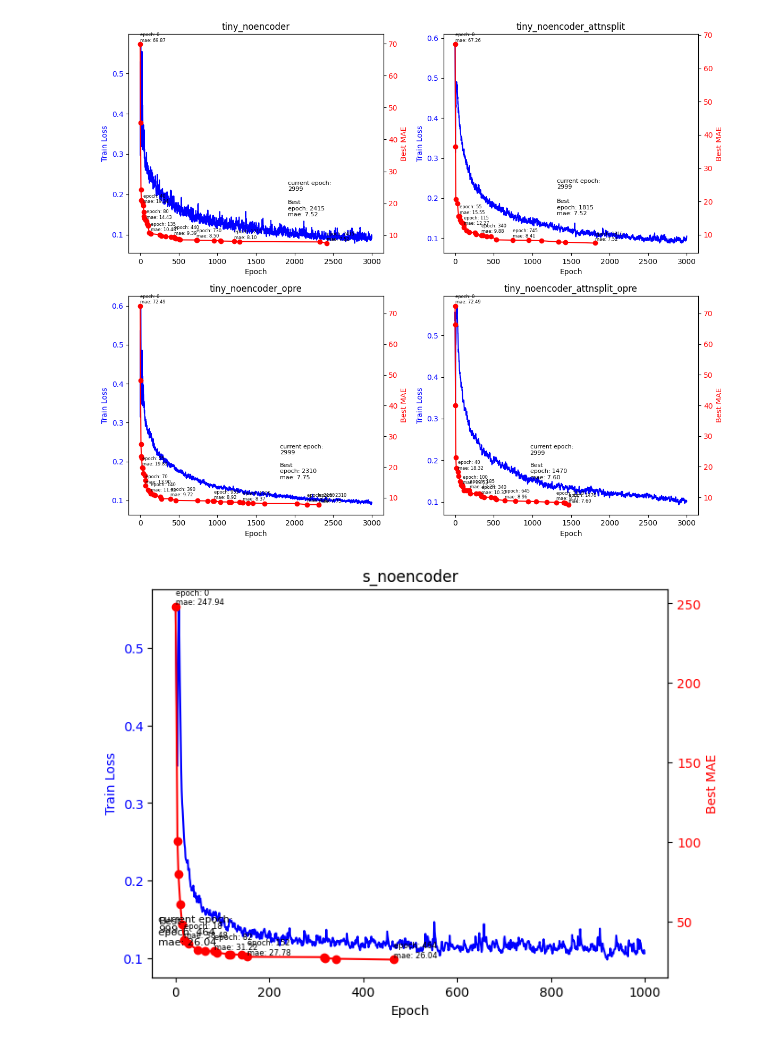
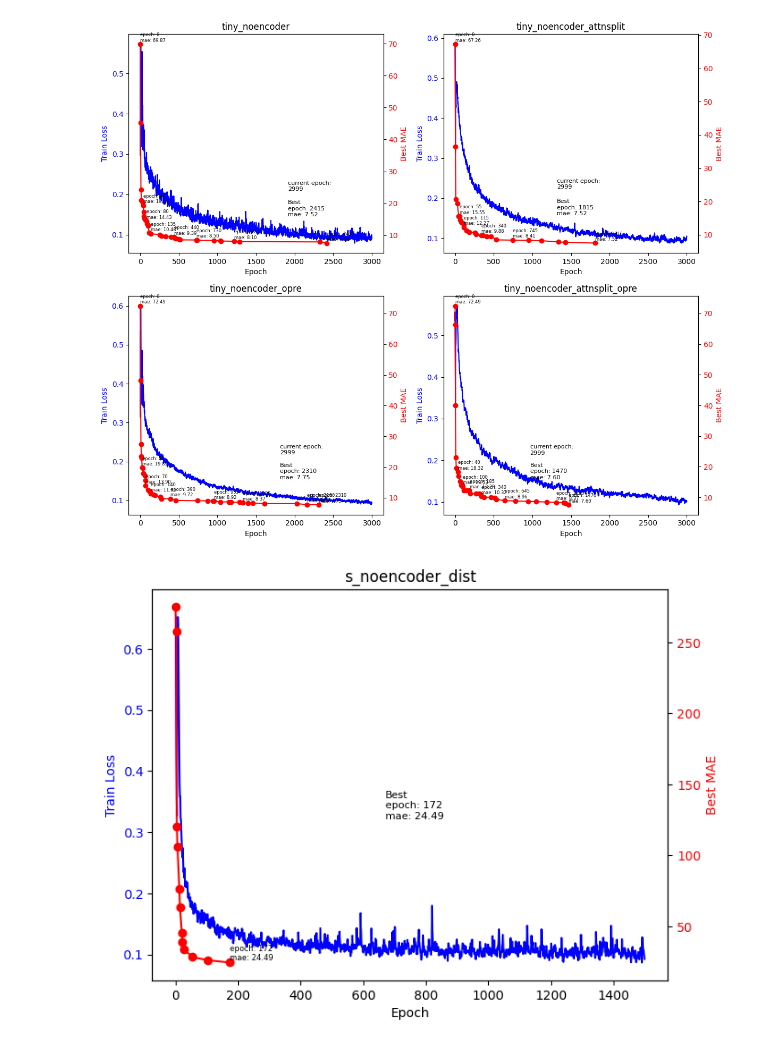
Before and after one commit to muuuuuuushroom/RemoteSensePET, a Jupyter notebook: log_vis.ipynb, the cells around one changed output. Cells and saved outputs as stored; diff of their text form; code cells hidden in the pictures.

```diff
--- a/log_vis.ipynb
+++ b/log_vis.ipynb
@@ -113,7 +113,7 @@ plt.show()
 
 fig, axs = plt.subplots(figsize=(7, 5))
 
-log_file='/data/zlt/RemoteSensePET/outputs/SOY/s_noencoder/run_log.txt'
+log_file='/data/zlt/RemoteSensePET/outputs/SOY/s_noencoder_dist/run_log.txt'
 epochs = []
 train_losses = []
 best_maes = []
@@ -138,41 +138,44 @@ with open(log_file, 'r') as f:
                     best_maes.append(mae)
                     best_epochs.append(epoch)
 
-window = 5
+# best_maes.append(mae)
+# best_epochs.append(data['epoch'])
+
+window = 3
 train_losses_smoothed = pd.Series(train_losses).ewm(span=window, adjust=False).mean().values
 
 ax1 = axs
 
 ax1.plot(epochs, train_losses_smoothed, label='Smoothed Train Loss', color='blue')
 ax1.set_xlabel('Epoch')
 ax1.set_ylabel('Train Loss', color='blue')
 ax1.tick_params(axis='y', labelcolor='blue')
 
 # window_size = 50
 # for i in range(len(train_losses_smoothed) - window_size):
 #     window_losses = train_losses_smoothed[i:i+window_size+1]
 #     if check_convergence(window_losses, window_size=window_size, relative_threshold=0.01, std_threshold=0.01):
 #         # print('cv')
 #         ax1.axvspan(epochs[i], epochs[i+window_size], color='yellow', alpha=0.3)
 
 ax2 = ax1.twinx()
 ax2.plot(best_epochs, best_maes, label='Best MAE', color='red', marker='o')
 count_print = 0
 for x, y in zip(best_epochs, best_maes):
-    if count_print % 5 == 0 or x == best_epochs[-1]:
+    if x == best_epochs[-1]: # count_print % 3 == 0 or
         ax2.text(x + 0.5, y + 0.4, f'epoch: {x}\nmae: {y:.2f}', fontsize=6, ha='left', va='bottom')
     count_print += 1
 
 log_name = log_file.split('/')[-2]
-ax2.text(x -500 , y + 8, f'Best\nepoch: {x}\nmae: {y:.2f}', fontsize=8, ha='left', va='bottom')
-ax2.text(x -500 , y + 16, f'current epoch:\n{epochs[-1]}', fontsize=8, ha='left', va='bottom')
+ax2.text(x +500 , y + 100, f'Best\nepoch: {best_epochs[-1]}\nmae: {y:.2f}', fontsize=8, ha='left', va='bottom')
+# ax2.text(x +500 , y + 16, f'current epoch:\n{epochs[-1]}', fontsize=8, ha='left', va='bottom')
 ax2.set_ylabel('Best MAE', color='red')
 ax2.tick_params(axis='y', labelcolor='red')
 
 fig.tight_layout()
 ax1.set_title(f'{log_name}')
 
-# fig.savefig('ex_.pdf', bbox_inches='tight')
+fig.savefig('ex_.pdf', bbox_inches='tight')
 plt.show()
 # %% [output]
-[figure, old version]
+[figure, new version]
```
Also changed, not shown: 3 other files.
